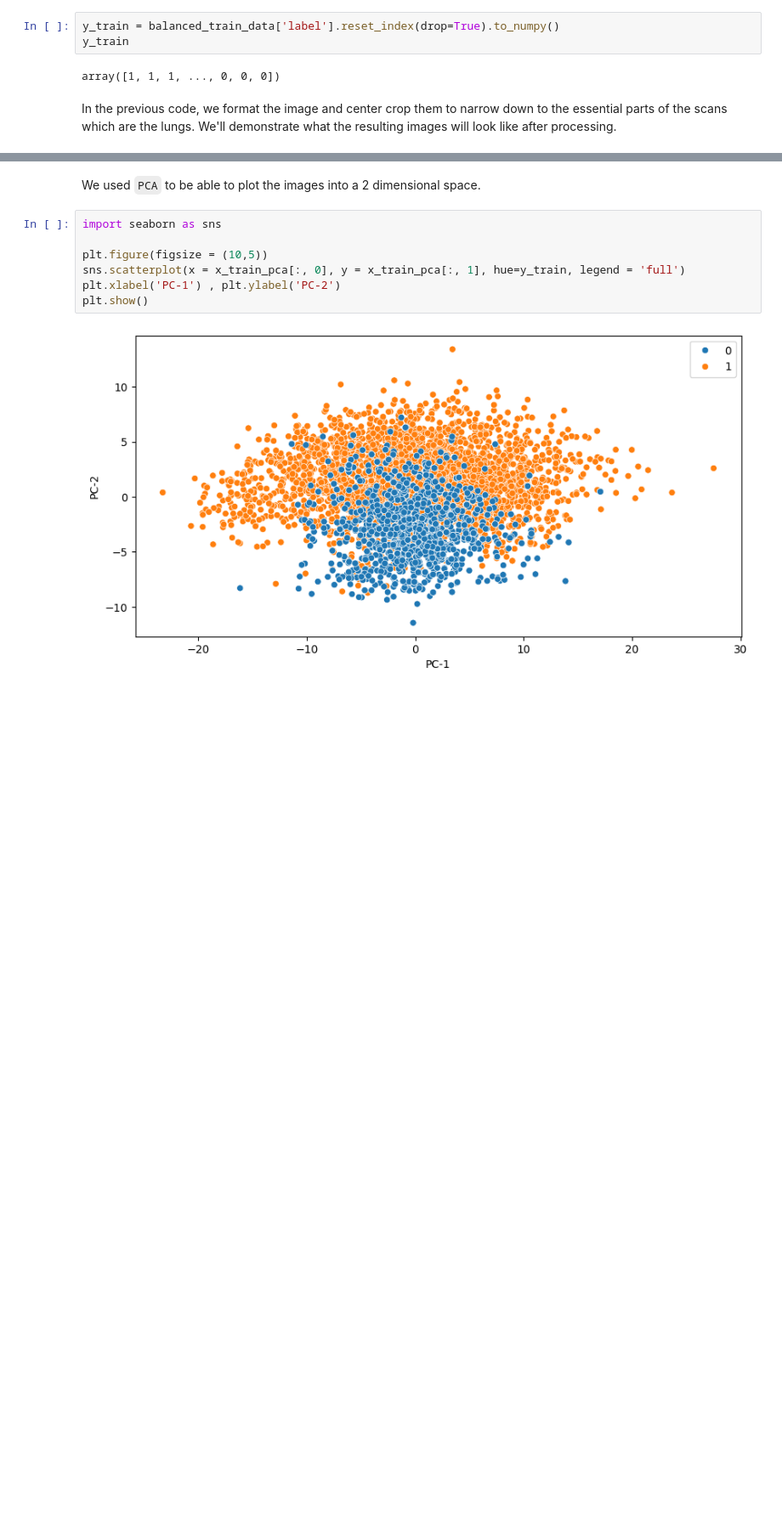
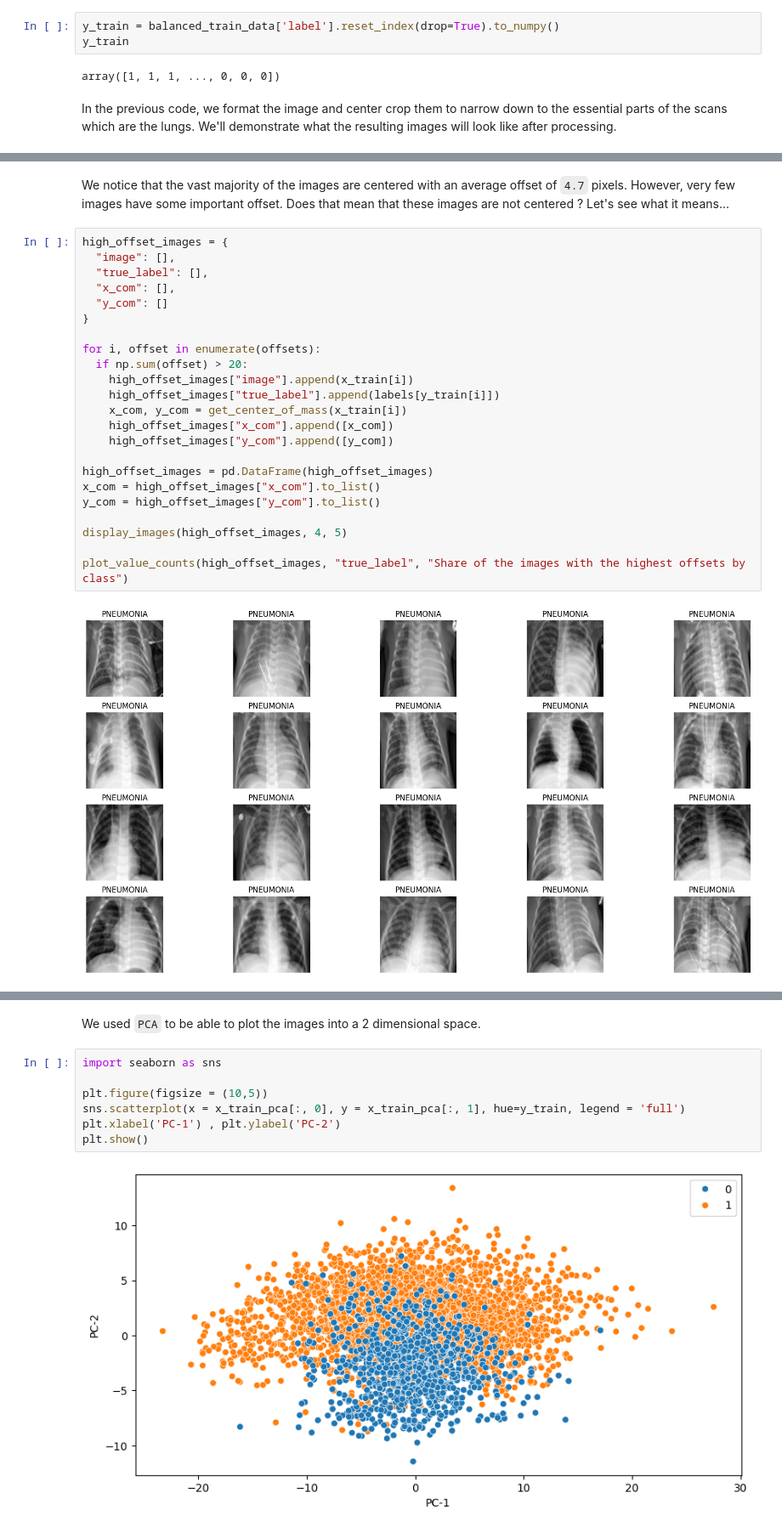
Before and after one commit to Az-r-ow/zoidberg, a Jupyter notebook: main.ipynb, the cells around one changed output, grey strips where cells are left out. Shown at 85% size. Drawn from its saved outputs; the diff is of its cells as text; blank space fills up the shorter version.

```diff
--- a/main.ipynb
+++ b/main.ipynb
@@ -339,0 +403,27 @@ plt.show()
+# %% [markdown]
+We notice that the vast majority of the images are centered with an average offset of `4.7`  pixels. However, very few images have some important offset. Does that mean that these images are not centered ? Let's see what it means...
+# %%
+high_offset_images = {
+  "image": [],
+  "true_label": [],
+  "x_com": [],
+  "y_com": []
+}
+
+for i, offset in enumerate(offsets):
+  if np.sum(offset) > 20:
+    high_offset_images["image"].append(x_train[i])
+    high_offset_images["true_label"].append(labels[y_train[i]])
+    x_com, y_com = get_center_of_mass(x_train[i])
+    high_offset_images["x_com"].append([x_com])
+    high_offset_images["y_com"].append([y_com])
+
+high_offset_images = pd.DataFrame(high_offset_images)
+x_com = high_offset_images["x_com"].to_list()
+y_com = high_offset_images["y_com"].to_list()
+
+display_images(high_offset_images, 4, 5)
+
+plot_value_counts(high_offset_images, "true_label", "Share of the images with the highest offsets by class")
+# %% [output]
+[figure, added]
```
Also changed, not shown: parts of 11 cells of this notebook.
